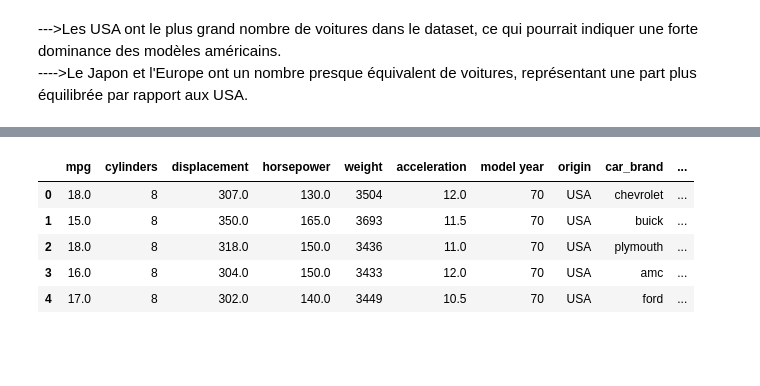
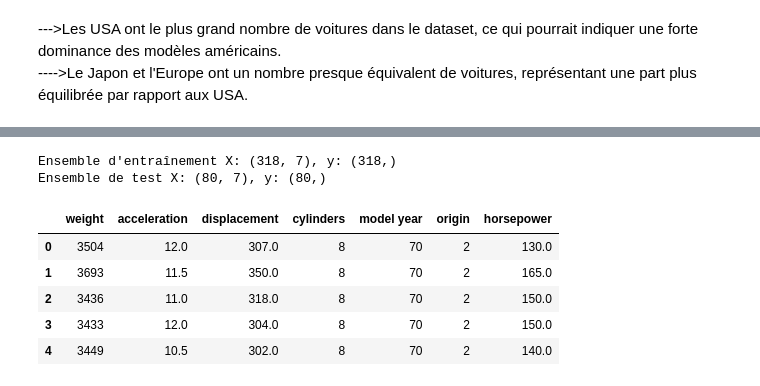
Before and after one commit to hafs96/Prediction_Consommation-de-carburant, a Jupyter notebook: Consommation_Projet.ipynb, the cells around one changed output, grey strips where cells are left out. Saved outputs shown, nothing was run; the diff lists cells and outputs as text; code cells hidden in the pictures; blank space fills up the shorter version.

```diff
--- a/Consommation_Projet.ipynb
+++ b/Consommation_Projet.ipynb
@@ -375,0 +424,2 @@ donnees.drop("car name",axis=1,inplace=True)
+# %%
+donnees["origin"] = donnees["origin"].map(mapping)
@@ -465,2 +524,0 @@ def country(x):
-# %%
-donnees["origin"]=donnees["origin"].apply(country)
@@ -467,9 +533,27 @@ donnees["origin"]=donnees["origin"].apply(country)
+# %%
+from sklearn.preprocessing import LabelEncoder
+# Encoder la colonne 'origin'
+label_encoder = LabelEncoder()
+donnees['origin'] = label_encoder.fit_transform(donnees['origin'])
+# %%
+from sklearn.model_selection import train_test_split
+
+X = donnees[['weight', 'acceleration', 'displacement', 'cylinders','model year','origin','horsepower']]
+y = donnees['mpg01']
+
+X_train, X_test, y_train, y_test = train_test_split(X, y, test_size=0.2, random_state=42)
+
+print(f"Ensemble d'entraînement X: {X_train.shape}, y: {y_train.shape}")
+print(f"Ensemble de test X: {X_test.shape}, y: {y_test.shape}")
+# %% [output]
+Ensemble d'entraînement X: (318, 7), y: (318,)
+Ensemble de test X: (80, 7), y: (80,)
 # %%
-donnees.head()
+X.head()
 # %% [output]
-|  | mpg | cylinders | displacement | horsepower | weight | acceleration | model year | origin | car_brand | ... |
-| 0 | 18.0 | 8 | 307.0 | 130.0 | 3504 | 12.0 | 70 | USA | chevrolet | ... |
-| 1 | 15.0 | 8 | 350.0 | 165.0 | 3693 | 11.5 | 70 | USA | buick | ... |
-| 2 | 18.0 | 8 | 318.0 | 150.0 | 3436 | 11.0 | 70 | USA | plymouth | ... |
-| 3 | 16.0 | 8 | 304.0 | 150.0 | 3433 | 12.0 | 70 | USA | amc | ... |
-| 4 | 17.0 | 8 | 302.0 | 140.0 | 3449 | 10.5 | 70 | USA | ford | ... |
+|  | weight | acceleration | displacement | cylinders | model year | origin | horsepower |
+| 0 | 3504 | 12.0 | 307.0 | 8 | 70 | 2 | 130.0 |
+| 1 | 3693 | 11.5 | 350.0 | 8 | 70 | 2 | 165.0 |
+| 2 | 3436 | 11.0 | 318.0 | 8 | 70 | 2 | 150.0 |
+| 3 | 3433 | 12.0 | 304.0 | 8 | 70 | 2 | 150.0 |
+| 4 | 3449 | 10.5 | 302.0 | 8 | 70 | 2 | 140.0 |
```
Also changed, not shown: parts of 60 cells of this notebook.
